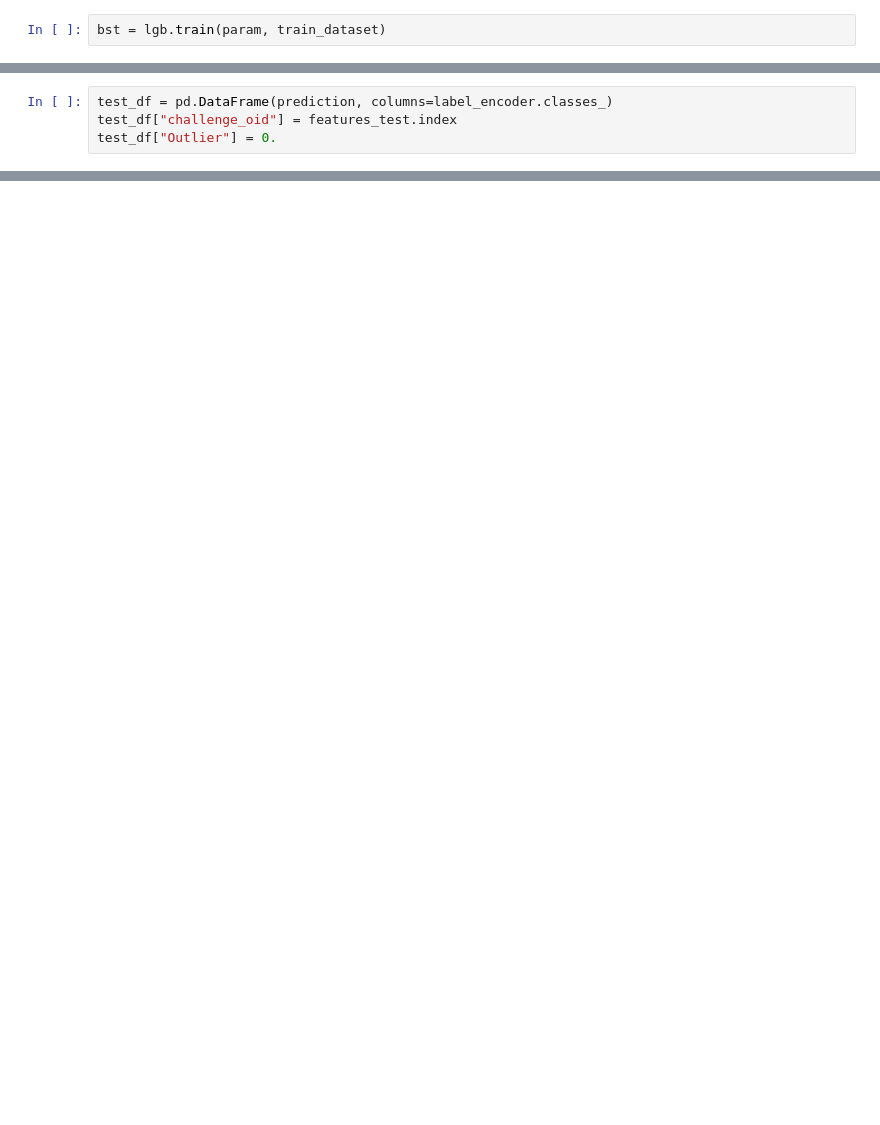
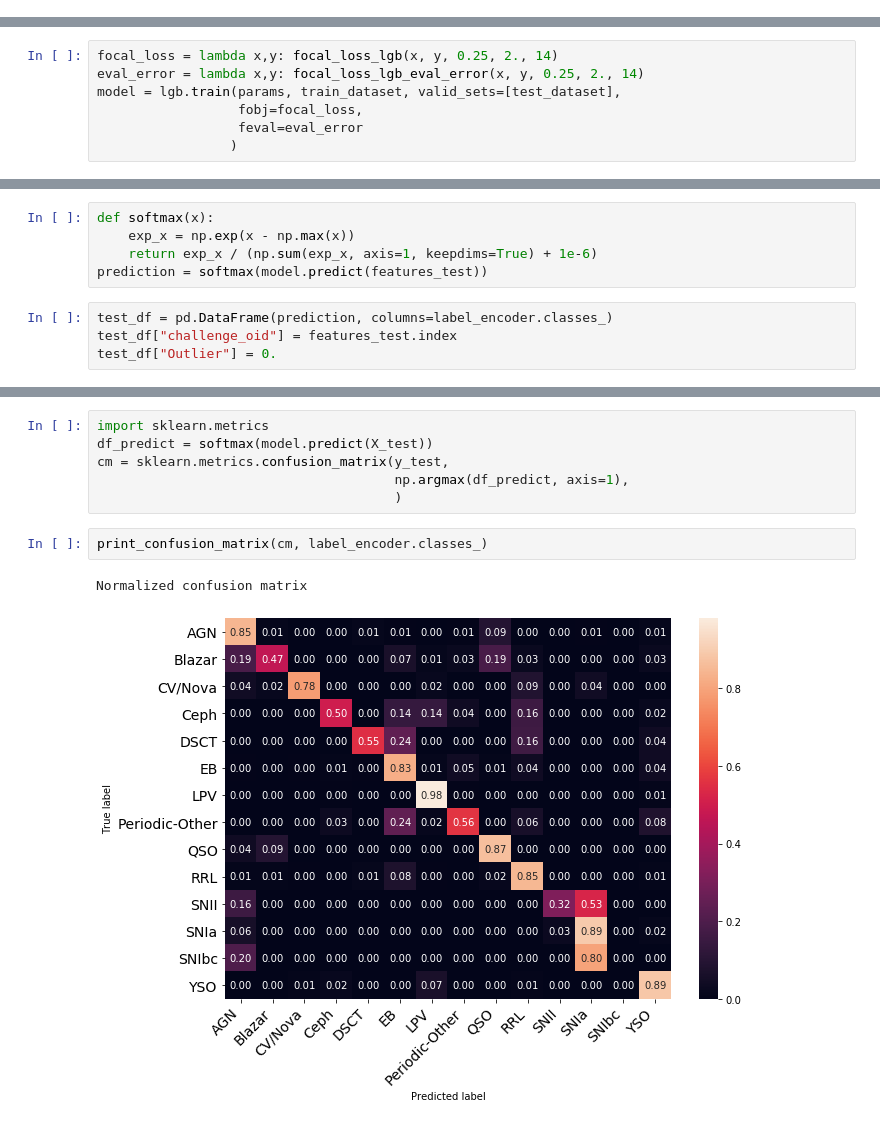
Before and after one commit to cvalenzu/ALeRCE-Hackaton-Group3, a Jupyter notebook: notebooks/gbtest.ipynb, the cells around one changed output, grey strips where cells are left out. Drawn from its saved outputs; the diff is of its cells as text; blank space fills up the shorter version.

Commit message:
focal loss lightgbm

```diff
--- a/notebooks/gbtest.ipynb
+++ b/notebooks/gbtest.ipynb
@@ -31,3 +109 @@ param = {
 }
-# %%
-bst = lgb.train(param, train_dataset)
@@ -37,0 +110,7 @@ prediction = bst.predict(features_test)
+# %%
+focal_loss = lambda x,y: focal_loss_lgb(x, y, 0.25, 2., 14)
+eval_error = lambda x,y: focal_loss_lgb_eval_error(x, y, 0.25, 2., 14)
+model = lgb.train(params, train_dataset, valid_sets=[test_dataset],
+                  fobj=focal_loss,
+                  feval=eval_error
+                 )
@@ -38,3 +135,8 @@ prediction = bst.predict(features_test)
+# %%
+def softmax(x):
+    exp_x = np.exp(x - np.max(x))
+    return exp_x / (np.sum(exp_x, axis=1, keepdims=True) + 1e-6)
+prediction = softmax(model.predict(features_test))
 # %%
 test_df = pd.DataFrame(prediction, columns=label_encoder.classes_)
 test_df["challenge_oid"] = features_test.index
@@ -43,0 +195,11 @@ test_df.to_csv("test_sub.csv", index="challenge_oid")
+# %%
+import sklearn.metrics
+df_predict = softmax(model.predict(X_test))
+cm = sklearn.metrics.confusion_matrix(y_test,
+                                      np.argmax(df_predict, axis=1),
+                                      )
+# %%
+print_confusion_matrix(cm, label_encoder.classes_)
+# %% [output]
+Normalized confusion matrix
+[figure, added]
```
Also changed, not shown: parts of 12 cells of this notebook.
